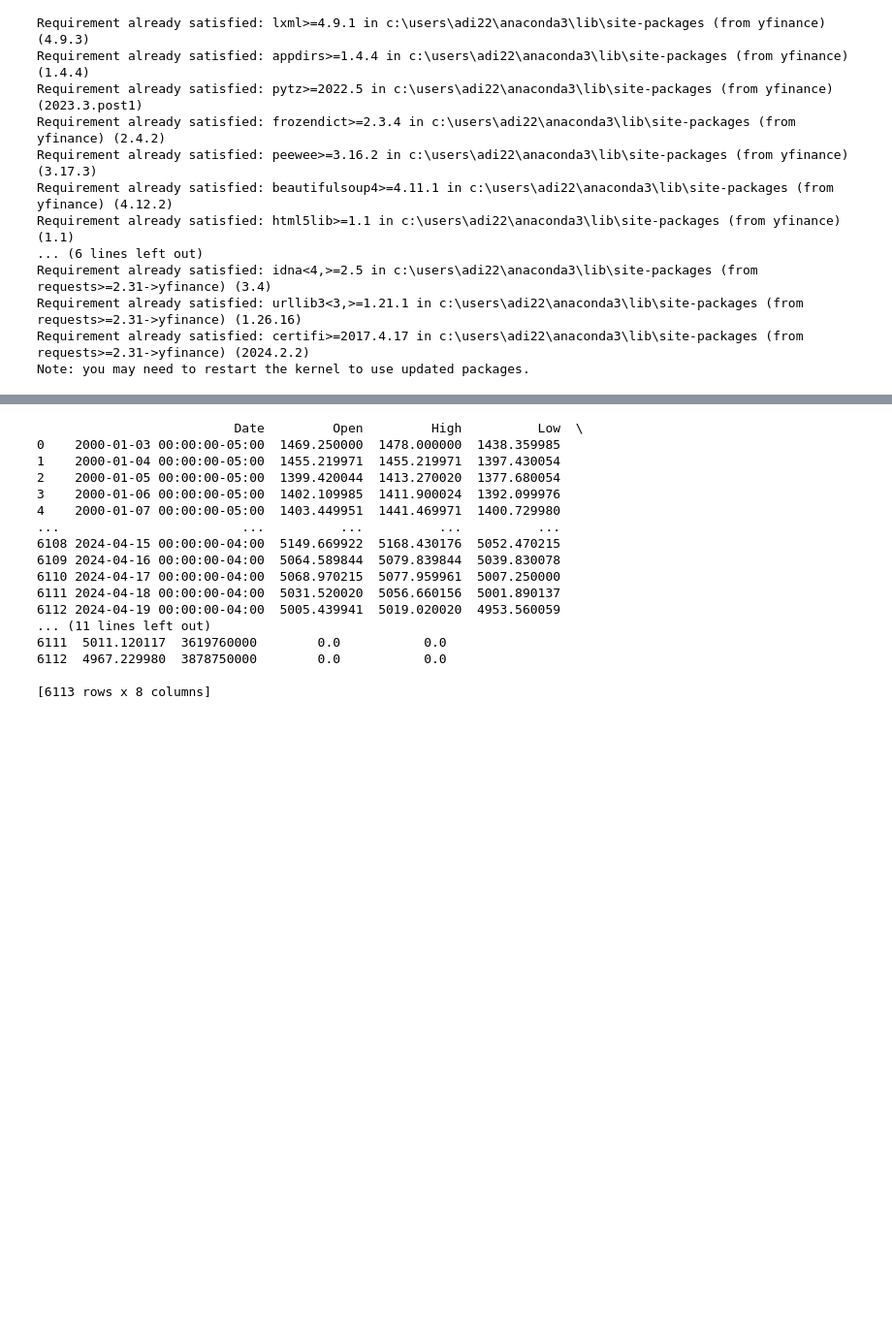
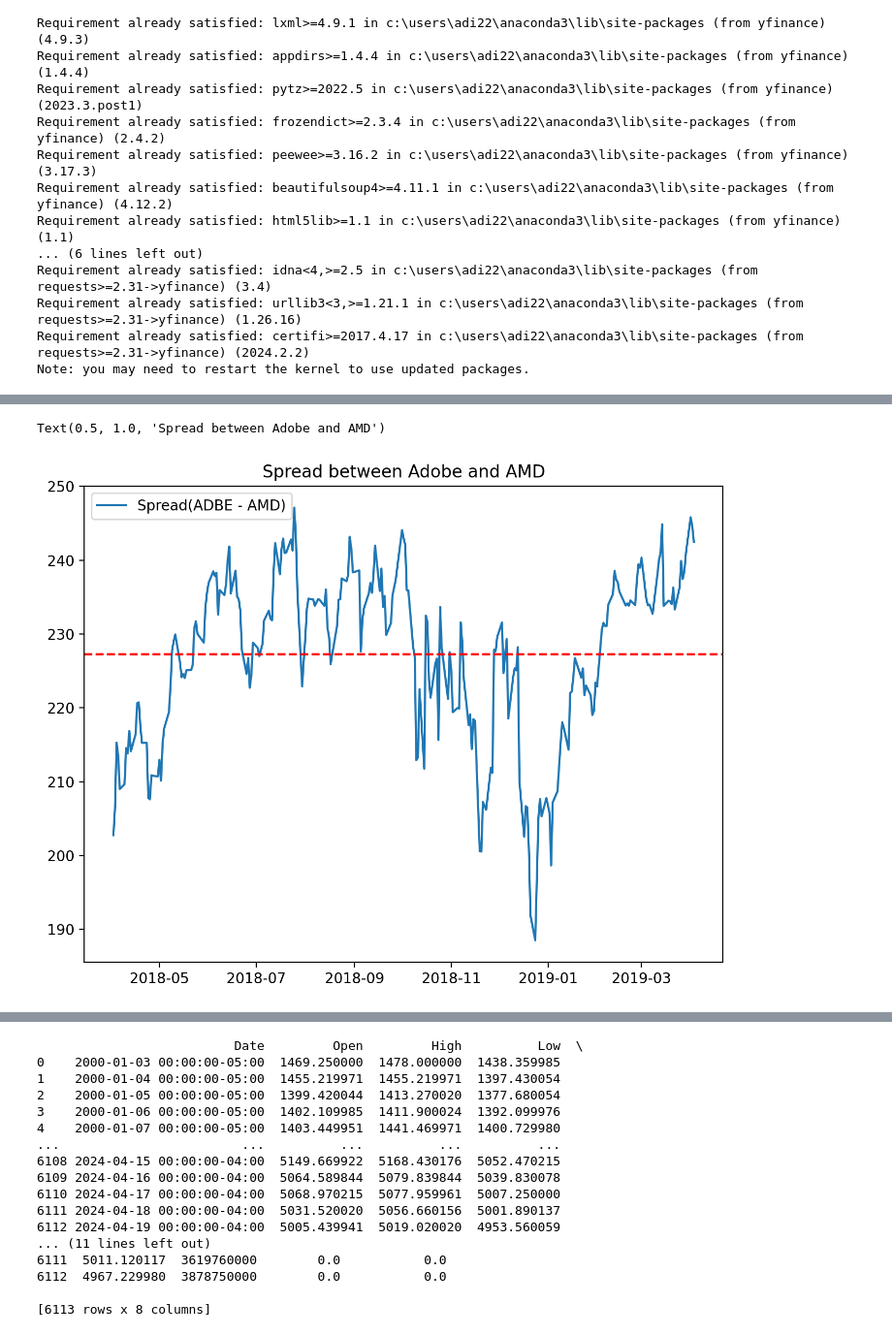
Before and after one commit to adi-suresh01/Pairs_Trading_Strategy_1, a Jupyter notebook: pairs.ipynb, the cells around one changed output, grey strips where cells are left out. Shown at 97% size. Saved outputs shown, nothing was run; the diff lists cells and outputs as text; code cells hidden in the pictures; blank space fills up the shorter version.

```diff
--- a/pairs.ipynb
+++ b/pairs.ipynb
@@ -82,0 +233,11 @@ print(stock_data.head())
+# %%
+# Plotting the spread between Adobe and AMD
+from matplotlib.pyplot import figure
+figure(figsize=(8,6), dpi=200)
+plt.plot(spread, label = "Spread(ADBE - AMD)")
+plt.axhline(spread.mean(), color="red", linestyle='dashed')
+plt.legend()
+plt.title("Spread between Adobe and AMD")
+# %% [output]
+Text(0.5, 1.0, 'Spread between Adobe and AMD')
+[figure, added]
```
Also changed, not shown: parts of 34 cells of this notebook.
